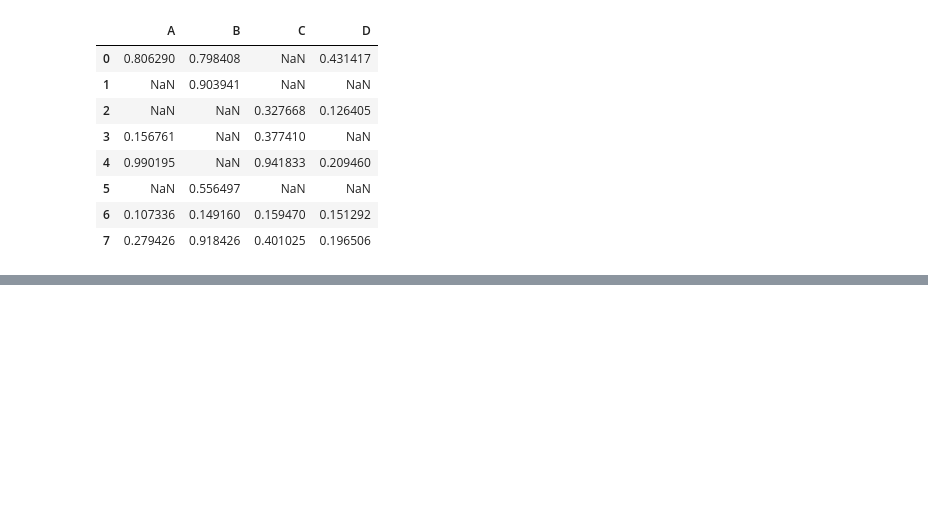
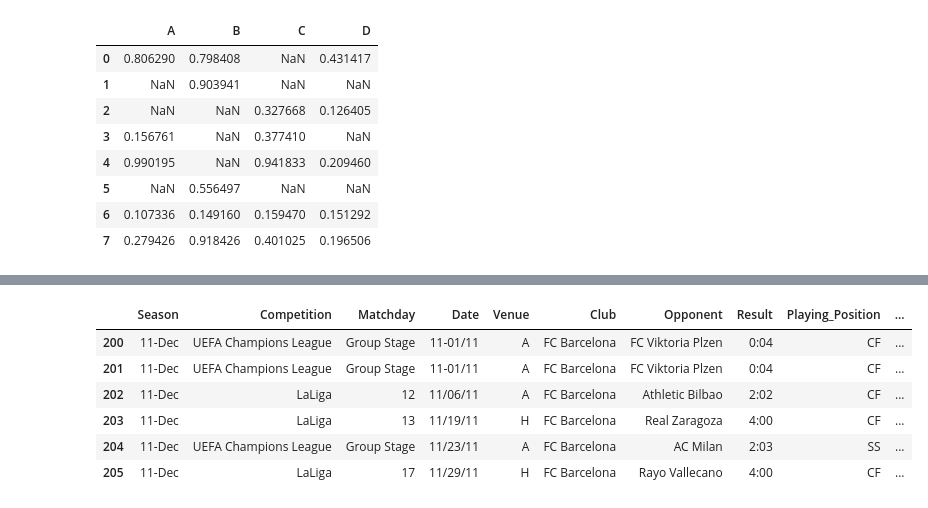
Before and after one commit to Maruf0275/Machine-Learning-CIT, a Jupyter notebook: Python-Libraries/Pandas.ipynb, the cells around one changed output, grey strips where cells are left out. Saved outputs shown, nothing was run; the diff lists cells and outputs as text; code cells hidden in the pictures; blank space fills up the shorter version.

```diff
--- a/Python-Libraries/Pandas.ipynb
+++ b/Python-Libraries/Pandas.ipynb
@@ -443,0 +611,10 @@ df1
+# %%
+data[200:206]
+# %% [output]
+|  | Season | Competition | Matchday | Date | Venue | Club | Opponent | Result | Playing_Position | ... |
+| 200 | 11-Dec | UEFA Champions League | Group Stage | 11-01/11 | A | FC Barcelona | FC Viktoria Plzen | 0:04 | CF | ... |
+| 201 | 11-Dec | UEFA Champions League | Group Stage | 11-01/11 | A | FC Barcelona | FC Viktoria Plzen | 0:04 | CF | ... |
+| 202 | 11-Dec | LaLiga | 12 | 11/06/11 | A | FC Barcelona | Athletic Bilbao | 2:02 | CF | ... |
+| 203 | 11-Dec | LaLiga | 13 | 11/19/11 | H | FC Barcelona | Real Zaragoza | 4:00 | CF | ... |
+| 204 | 11-Dec | UEFA Champions League | Group Stage | 11/23/11 | A | FC Barcelona | AC Milan | 2:03 | SS | ... |
+| 205 | 11-Dec | LaLiga | 17 | 11/29/11 | H | FC Barcelona | Rayo Vallecano | 4:00 | CF | ... |
```
Also changed, not shown: parts of 22 cells of this notebook.
